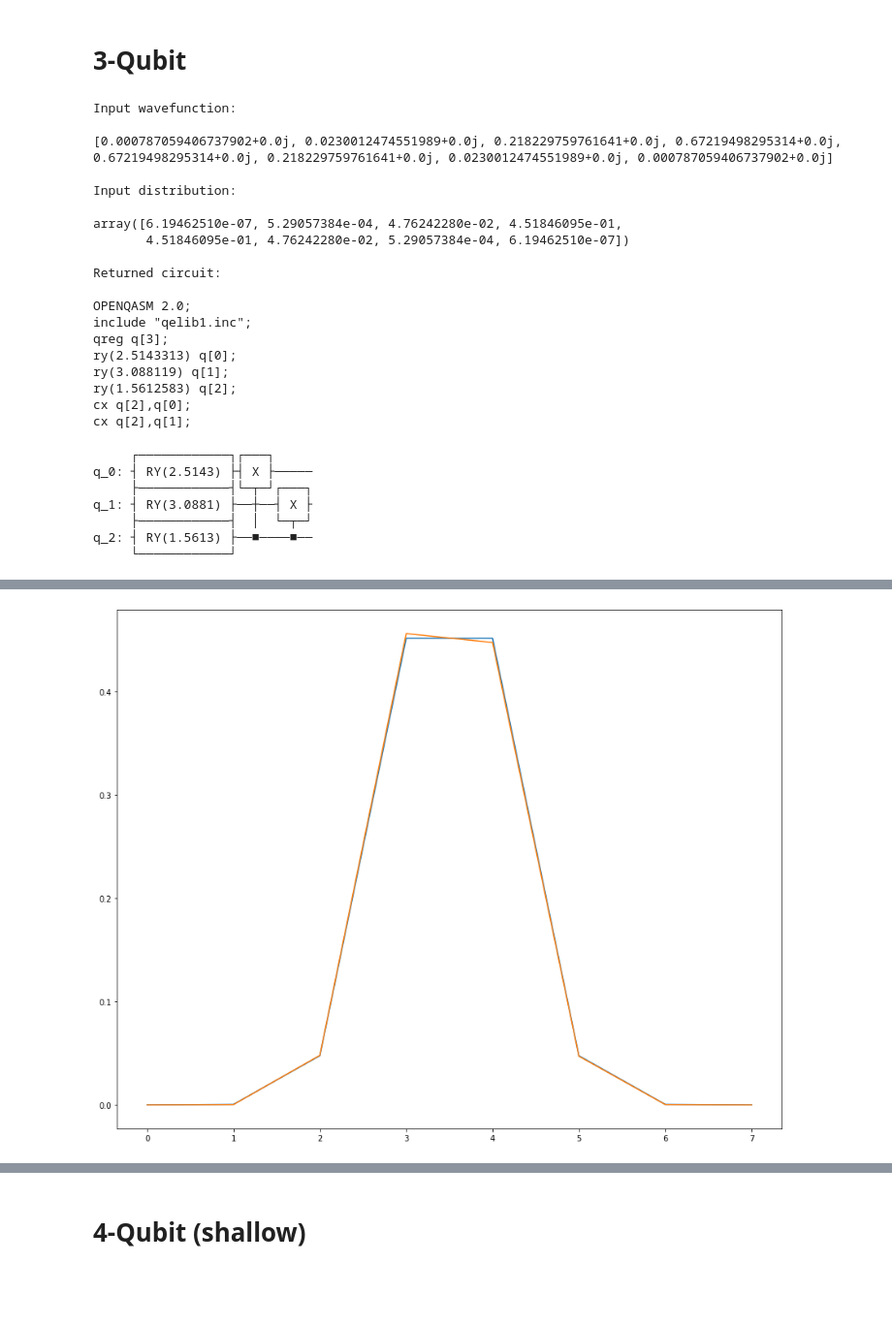
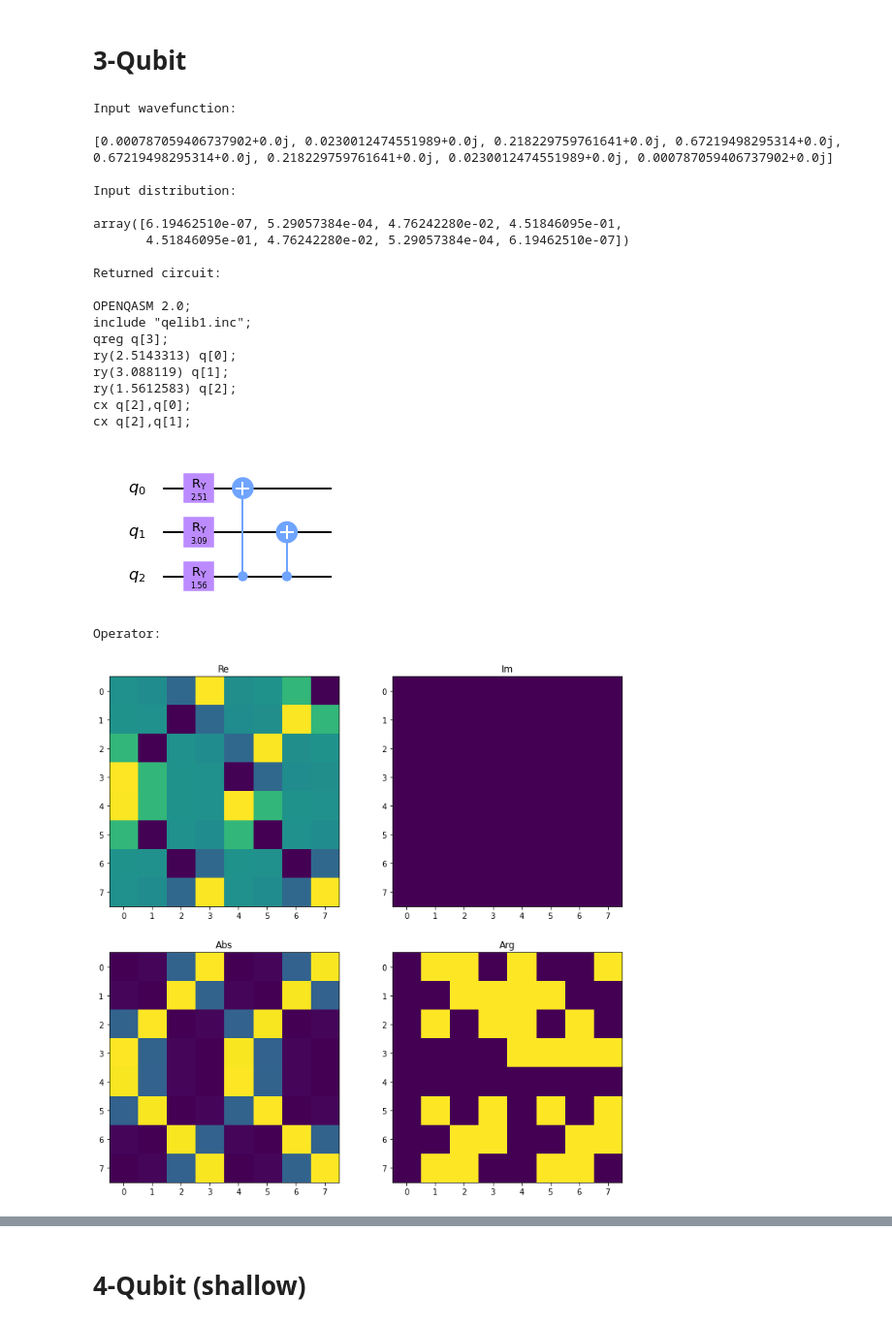
Before and after one commit to perak/gaussian-wavefunction, a Jupyter notebook: gaussian_wavefunction.ipynb, the cells around one changed output, grey strips where cells are left out. Shown at 97% size. Drawn from its saved outputs; the diff is of its cells as text; code cells hidden in the pictures; blank space fills up the shorter version.

Commit message:
Added unitary heatmaps

```diff
--- a/gaussian_wavefunction.ipynb
+++ b/gaussian_wavefunction.ipynb
@@ -74,48 +76,58 @@ print(repr(input_dist))
 print("\nReturned circuit:\n")
 print(qc.qasm())
 
-display(qc.draw())
+display(qc.draw(output="mpl"))
+
+print("\nOperator:\n")
+U = Operator(qc).data
+
+fig, ((ax1, ax2), (ax3, ax4)) = plt.subplots(nrows = 2, ncols = 2, figsize=(12,12))
+ax1.set_title("Re")
+ax1.imshow(np.real(U))
+ax2.set_title("Im")
+ax2.imshow(np.imag(U))
+ax3.set_title("Abs")
+ax3.imshow(np.abs(U))
+ax4.set_title("Arg")
+ax4.imshow(np.angle(U))
+plt.show()
+
 
 print("\nOutput distribution:\n")
 print(repr(output_dist))
 
 print("\nL1 distance:", np.sum(np.abs(input_dist-output_dist)))
 
 plt.figure(figsize=(15, 12))
 plt.plot(range(len(input_dist)), input_dist)
 plt.plot(range(len(output_dist)), output_dist)
 plt.show()
 # %% [output]
 Input wavefunction:
 
 [0.000787059406737902+0.0j, 0.0230012474551989+0.0j, 0.218229759761641+0.0j, 0.67219498295314+0.0j, 0.67219498295314+0.0j, 0.218229759761641+0.0j, 0.0230012474551989+0.0j, 0.000787059406737902+0.0j]
 
 Input distribution:
 
 array([6.19462510e-07, 5.29057384e-04, 4.76242280e-02, 4.51846095e-01,
        4.51846095e-01, 4.76242280e-02, 5.29057384e-04, 6.19462510e-07])
 
 Returned circuit:
 
 OPENQASM 2.0;
 include "qelib1.inc";
 qreg q[3];
 ry(2.5143313) q[0];
 ry(3.088119) q[1];
 ry(1.5612583) q[2];
 cx q[2],q[0];
 cx q[2],q[1];
+[figure, new version]
-     ┌────────────┐┌───┐
-q_0: ┤ RY(2.5143) ├┤ X ├─────
-     ├────────────┤└─┬─┘┌───┐
-q_1: ┤ RY(3.0881) ├──┼──┤ X ├
-     ├────────────┤  │  └─┬─┘
-q_2: ┤ RY(1.5613) ├──■────■──
-     └────────────┘
+Operator:
+[figure, added]
 Output distribution:
 
 array([3.43367134e-05, 3.26414971e-04, 4.80100854e-02, 4.56398096e-01,
        4.47774221e-01, 4.71029104e-02, 3.20247193e-04, 3.36879037e-05])
 
 L1 distance: 0.010009287847838853
-[figure, old version]
```
Also changed, not shown: parts of 7 cells of this notebook.
